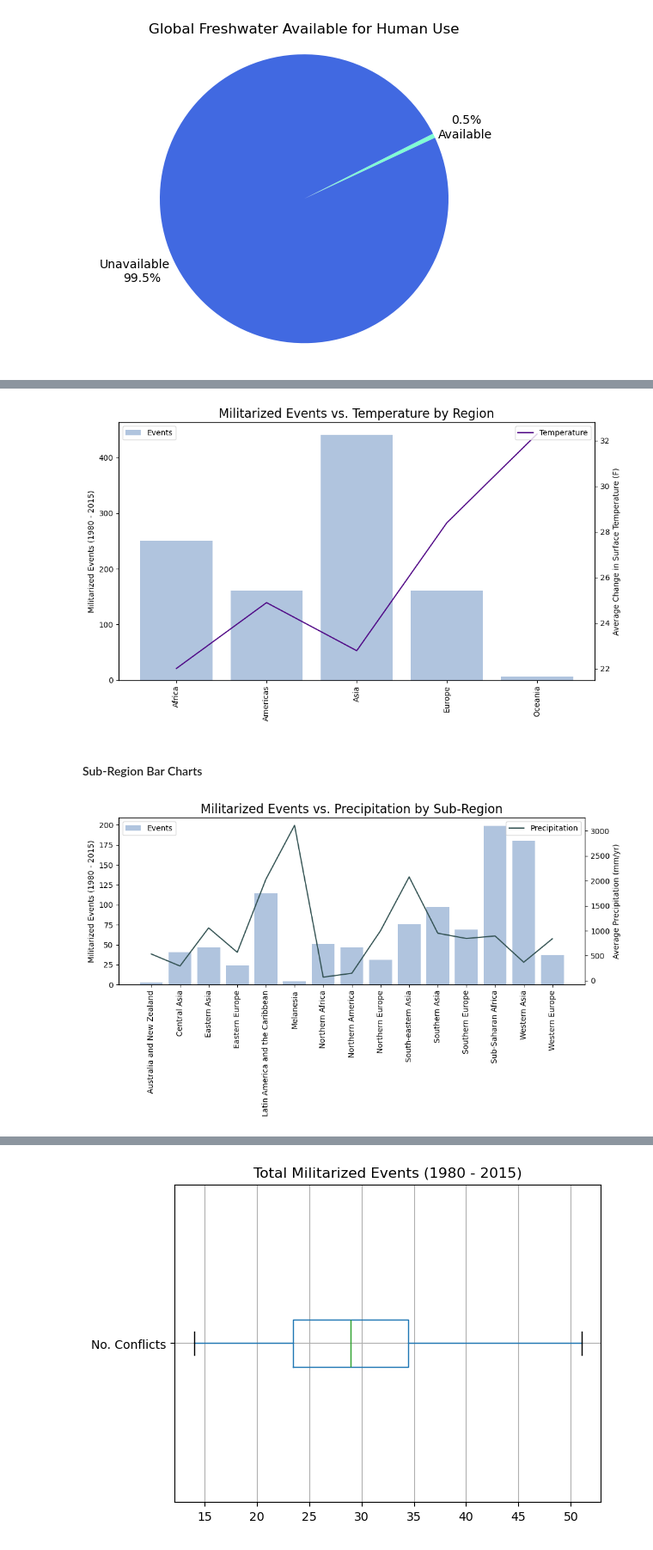
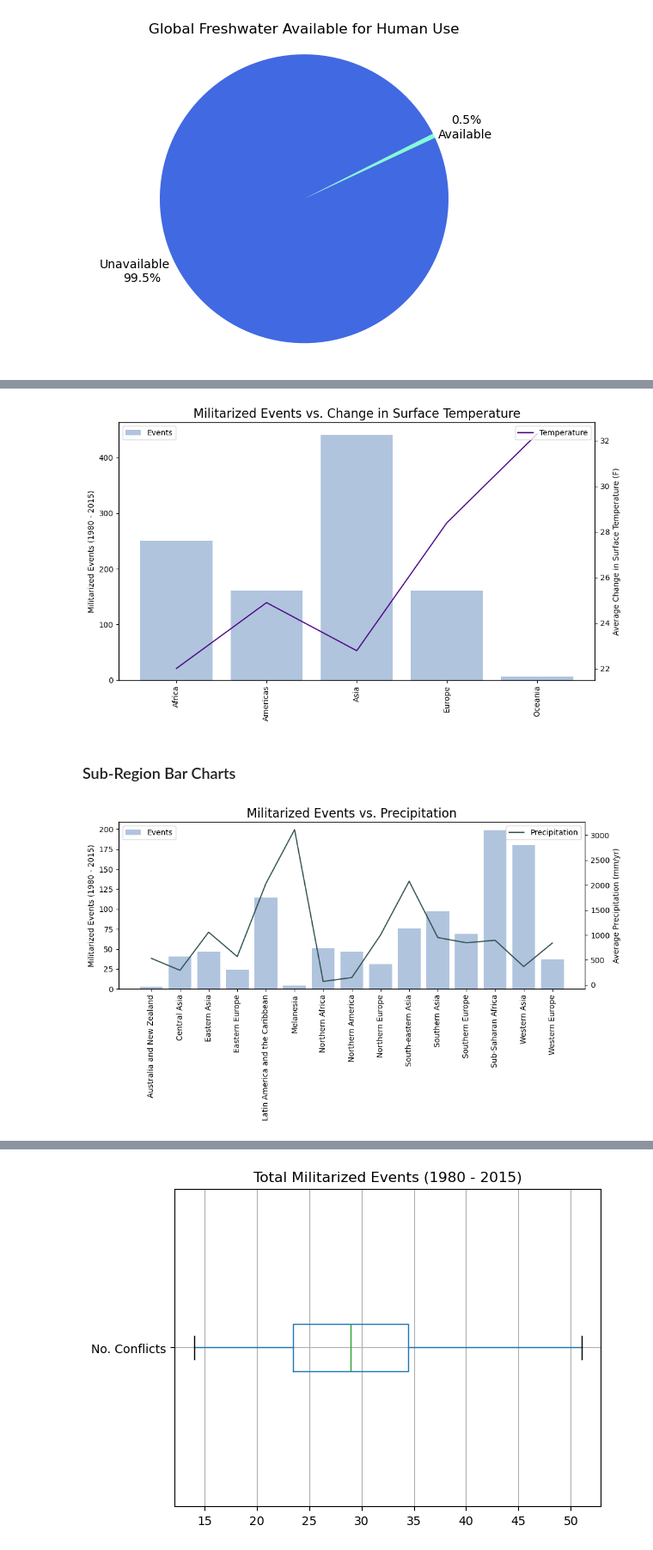
Before and after one commit to msmith150/Water-Conflict-Analysis, a Jupyter notebook: Project1_Task4_GeoFactors.ipynb, the cells around one changed output, grey strips where cells are left out. Shown at 86% size. Drawn from its saved outputs; the diff is of its cells as text; code cells hidden in the pictures.

```diff
--- a/Project1_Task4_GeoFactors.ipynb
+++ b/Project1_Task4_GeoFactors.ipynb
@@ -415,7 +417,7 @@ geo_df_lst = [mie_per_year_df, precip_df, wtr_rsrc_df, srfc_temp_df]
 # Create a dataframe from columns needed for analysis
 geo_df = reduce(lambda left,right: pd.merge(left,right,on=['Year', 'Country'],how='left'), geo_df_lst).fillna(0)
 
-geo_df['Year'] = geo_df['Year'].astype(int)
+geo_df['Year'] = geo_df['Year'].astype(int).dropna()
 
 # Display the final merged clean dataframe for analysis
 geo_df.tail(1)
@@ -724,7 +743,7 @@ plt.show()
 # %%
 # Create a figure and axis
 fig, ax1 = plt.subplots(figsize=(10, 6))
-plt.title('Militarized Events vs. Temperature by Region', fontsize=16)
+plt.title('Militarized Events vs. Change in Surface Temperature', fontsize=16)
 
 # Plot the first axis
 ax1.set_ylabel('Militarized Events (1980 - 2015)')
@@ -742,32 +761,32 @@ ax2.legend(loc='upper right')
 plt.tight_layout()
 plt.show()
 # %% [output]
-[figure, old version]
+[figure, new version]
 # %% [markdown]
-#### Sub-Region Bar Charts
+### Sub-Region Bar Charts
 # %%
 # Create a figure and axis
 fig, ax1 = plt.subplots(figsize=(10, 6))
-plt.title('Militarized Events vs. Precipitation by Sub-Region', fontsize=16)
+plt.title('Militarized Events vs. Precipitation', fontsize=16)
 
 # Plot the first axis
 ax1.set_ylabel('Militarized Events (1980 - 2015)')
 ax1.bar(subregion_geo_df['sub-region'], subregion_geo_df['No. Conflicts'], color='lightsteelblue', label='Events')
 ax1.legend(loc='upper left')
 plt.xticks(rotation=90)
 
 # Plot the second axis
 ax2 = ax1.twinx()
 ax2.set_ylabel('Average Precipitation (mm/yr)')
 ax2.plot(subregion_geo_df['sub-region'], subregion_geo_df['Precipitation'], color='darkslategray', label='Precipitation')
 ax2.legend(loc='upper right')
 
 # Print the chart
 plt.tight_layout()
 plt.savefig("Images/MIE_Prec_Bar.png")
 plt.show()
 # %% [output]
-[figure, old version]
+[figure, new version]
 # %%
 # Create a figure and axis
 fig, ax1 = plt.subplots(figsize=(10, 6))
```
Also changed, not shown: parts of 27 cells of this notebook, 16 other files.
